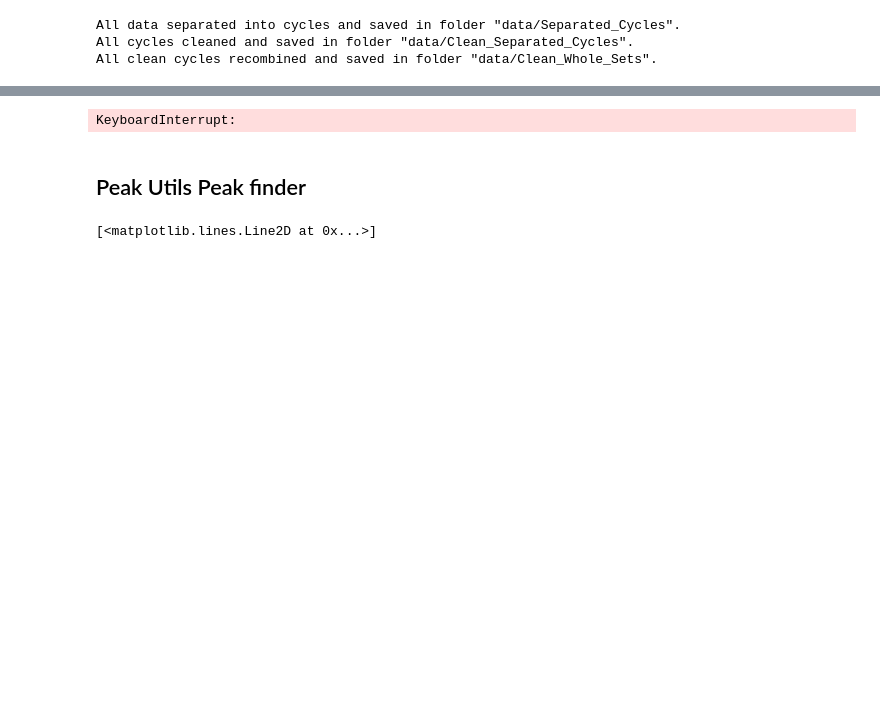
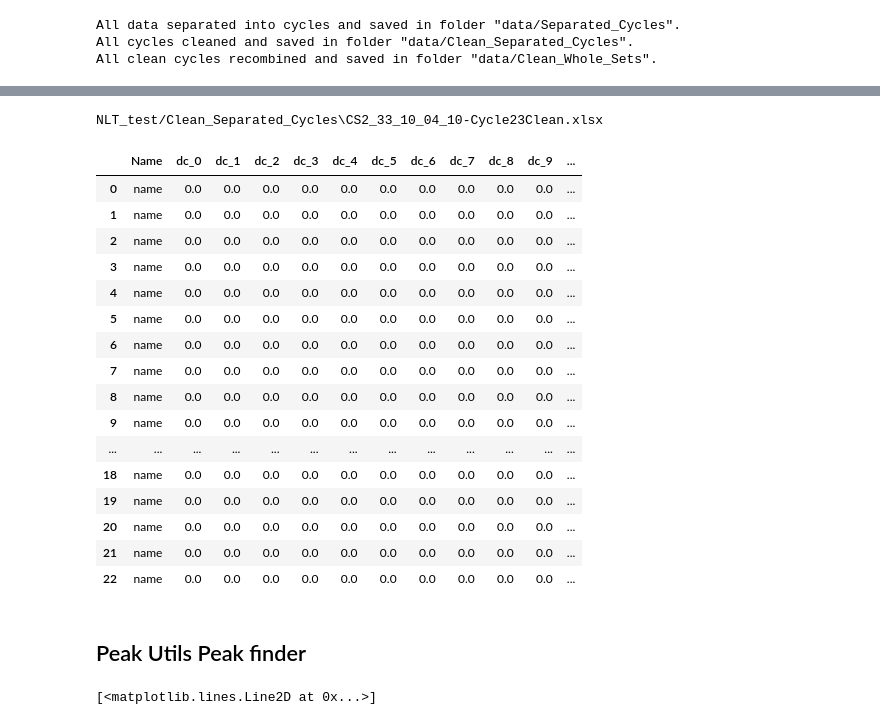
Before and after one commit to nicolet5/DiffCapAnalyzer, a Jupyter notebook: chachies/FittingFunctionDev.ipynb, the cells around one changed output, grey strips where cells are left out. Cells and saved outputs as stored; diff of their text form; code cells hidden in the pictures; blank space fills up the shorter version.

```diff
--- a/chachies/FittingFunctionDev.ipynb
+++ b/chachies/FittingFunctionDev.ipynb
@@ -82,9 +87,31 @@ df.to_excel(writer,'Sheet1')
 writer.save()
 # %%
 import descriptors
-descriptors.imp_all('NLT_test/Clean_Separated_Cycles', 'CS2_33_12_23')
+charge_desc, discharge_desc = descriptors.imp_all('NLT_test/Clean_Separated_Cycles', 'CS2_33_10_04_10')
 # %% [output]
-KeyboardInterrupt:
+NLT_test/Clean_Separated_Cycles\CS2_33_10_04_10-Cycle23Clean.xlsx
+# %%
+discharge_desc[0]
+desc = descriptors.pd_create(discharge_desc, 'name', 'd')
+desc
+# %% [output]
+|  | Name | dc_0 | dc_1 | dc_2 | dc_3 | dc_4 | dc_5 | dc_6 | dc_7 | dc_8 | dc_9 | ... |
+| 0 | name | 0.0 | 0.0 | 0.0 | 0.0 | 0.0 | 0.0 | 0.0 | 0.0 | 0.0 | 0.0 | ... |
+| 1 | name | 0.0 | 0.0 | 0.0 | 0.0 | 0.0 | 0.0 | 0.0 | 0.0 | 0.0 | 0.0 | ... |
+| 2 | name | 0.0 | 0.0 | 0.0 | 0.0 | 0.0 | 0.0 | 0.0 | 0.0 | 0.0 | 0.0 | ... |
+| 3 | name | 0.0 | 0.0 | 0.0 | 0.0 | 0.0 | 0.0 | 0.0 | 0.0 | 0.0 | 0.0 | ... |
+| 4 | name | 0.0 | 0.0 | 0.0 | 0.0 | 0.0 | 0.0 | 0.0 | 0.0 | 0.0 | 0.0 | ... |
+| 5 | name | 0.0 | 0.0 | 0.0 | 0.0 | 0.0 | 0.0 | 0.0 | 0.0 | 0.0 | 0.0 | ... |
+| 6 | name | 0.0 | 0.0 | 0.0 | 0.0 | 0.0 | 0.0 | 0.0 | 0.0 | 0.0 | 0.0 | ... |
+| 7 | name | 0.0 | 0.0 | 0.0 | 0.0 | 0.0 | 0.0 | 0.0 | 0.0 | 0.0 | 0.0 | ... |
+| 8 | name | 0.0 | 0.0 | 0.0 | 0.0 | 0.0 | 0.0 | 0.0 | 0.0 | 0.0 | 0.0 | ... |
+| 9 | name | 0.0 | 0.0 | 0.0 | 0.0 | 0.0 | 0.0 | 0.0 | 0.0 | 0.0 | 0.0 | ... |
+| ... | ... | ... | ... | ... | ... | ... | ... | ... | ... | ... | ... | ... |
+| 18 | name | 0.0 | 0.0 | 0.0 | 0.0 | 0.0 | 0.0 | 0.0 | 0.0 | 0.0 | 0.0 | ... |
+| 19 | name | 0.0 | 0.0 | 0.0 | 0.0 | 0.0 | 0.0 | 0.0 | 0.0 | 0.0 | 0.0 | ... |
+| 20 | name | 0.0 | 0.0 | 0.0 | 0.0 | 0.0 | 0.0 | 0.0 | 0.0 | 0.0 | 0.0 | ... |
+| 21 | name | 0.0 | 0.0 | 0.0 | 0.0 | 0.0 | 0.0 | 0.0 | 0.0 | 0.0 | 0.0 | ... |
+| 22 | name | 0.0 | 0.0 | 0.0 | 0.0 | 0.0 | 0.0 | 0.0 | 0.0 | 0.0 | 0.0 | ... |
 # %% [markdown]
 ## Peak Utils Peak finder
 # %%
```
Also changed, not shown: parts of 4 cells of this notebook, 3 other files.
